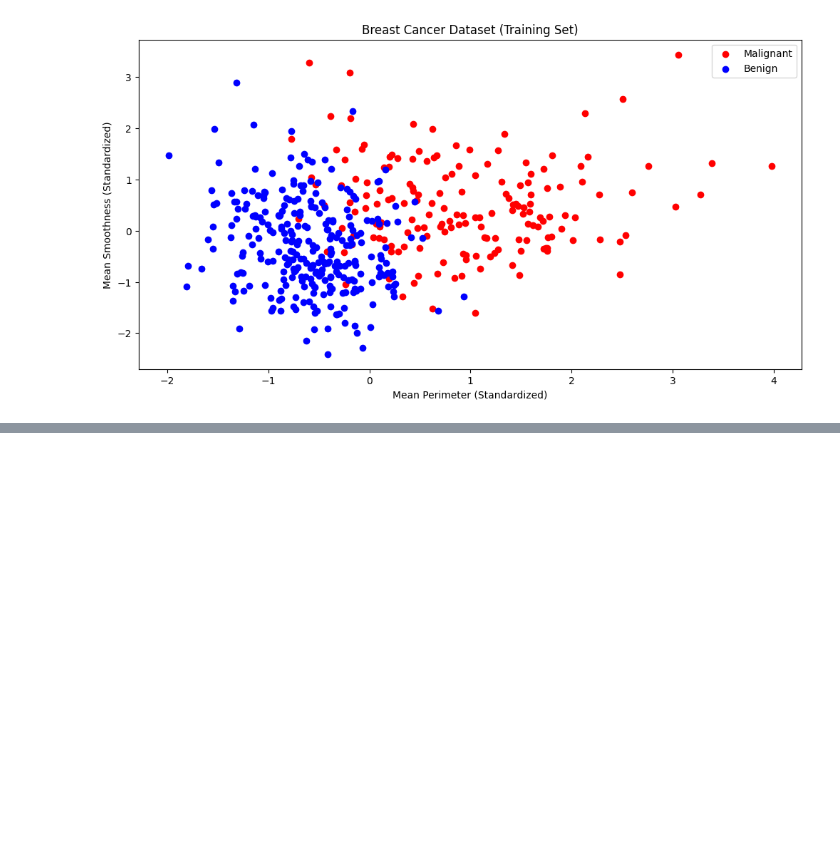
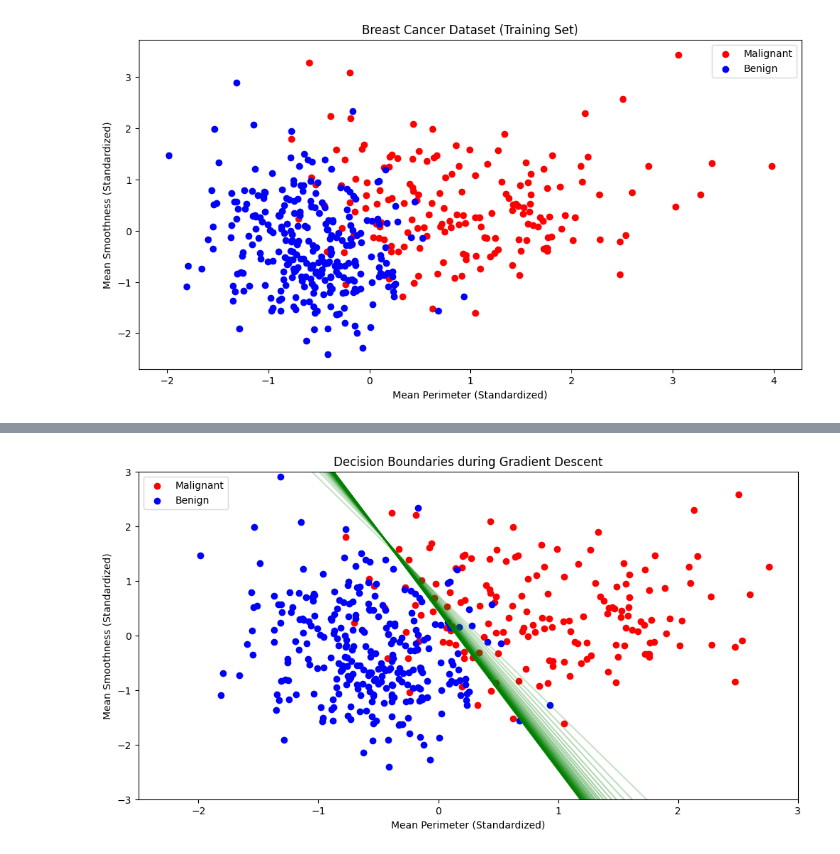
Before and after one commit to HatamiM12/Machine-Learning-Training, a Jupyter notebook: Logistic_Regression.ipynb, the cells around one changed output, grey strips where cells are left out. Cells and saved outputs as stored; diff of their text form; code cells hidden in the pictures; blank space fills up the shorter version.

Commit message:
Build Logistic regression algorithm from scratch.

```diff
--- a/Logistic_Regression.ipynb
+++ b/Logistic_Regression.ipynb
@@ -43,0 +100,10 @@ plt.show()
+# %%
+# Set learning rate and number of steps
+learning_rate = 0.05
+n_steps = 800
+
+# Train logistic regression model with gradient descent
+w_opt, loss_history, test_accuracy_history, weights_history = gradient_decsent_logistic(X_train, X_test, y_train, y_test)
+print(f'Optimized weights: {w_opt}')
+print(f'Decision rule: {w_opt[0]} * Mean Perimeter + {w_opt[1]} * Mean Smoothness + {w_opt[2]} > 0 : Benign')
+print(f'Decision rule: {w_opt[0]} * Mean Perimeter + {w_opt[1]} * Mean Smoothness + {w_opt[2]} < 0 : Malignant')
@@ -43,0 +124,46 @@ plt.show()
+# %%
+# Plot a single decision boundary for given weights
+def plot_decision_boundary(w, X, y, step, total_steps):
+    x_values = np.array([X[:, 0].min() - 1, X[:, 0].max() + 1])
+
+    # Compute corresponding y-values for the boundary
+    if w[1] != 0:
+        y_values = -(w[0] * x_values + w[2]) / w[1]
+        # Draw boundary with increasing opacity over steps
+        plt.plot(x_values, y_values, color='green',
+                 alpha=(0.20 + (step / total_steps) * 0.20))
+    else:
+        # Vertical line if w[1] == 0
+        plt.axvline(x=-w[2] / w[0], color='green')
+
+    plt.legend()
+
+
+# Plot all decision boundaries throughout training
+def plot_decision_boundaries(weights_history, X, y, total_steps):
+
+    plt.figure(figsize=(12, 6))
+
+    # Plot data points by class
+    plt.scatter(X[y == 0, 0], X[y == 0, 1], color='red', label='Malignant')
+    plt.scatter(X[y == 1, 0], X[y == 1, 1], color='blue', label='Benign')
+
+    # Set plot limits
+    plt.xlim(-2.5, 3)
+    plt.ylim(-3, 3)
+
+    # Plot decision boundaries for selected training steps
+    for i, w in enumerate(weights_history):
+        if i % 10 == 0:
+            step = i * 10
+            plot_decision_boundary(w, X, y, step, total_steps)
+
+    plt.title('Decision Boundaries during Gradient Descent')
+    plt.xlabel('Mean Perimeter (Standardized)')
+    plt.ylabel('Mean Smoothness (Standardized)')
+    plt.show()
+
+
+plot_decision_boundaries(weights_history, X_train[:, :2], y_train, n_steps)
+# %% [output]
+[figure, added]
```
Also changed, not shown: parts of 4 cells of this notebook.
